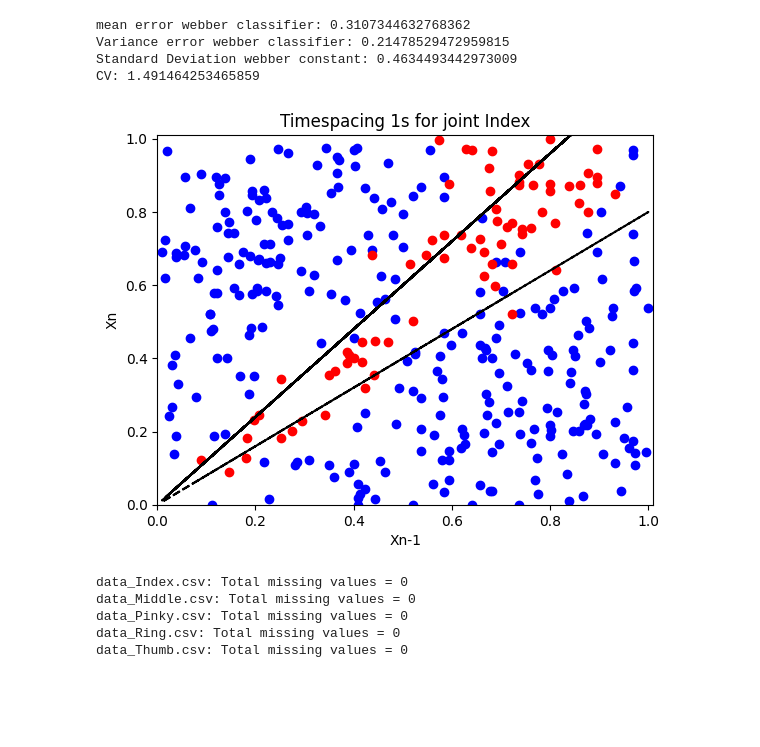
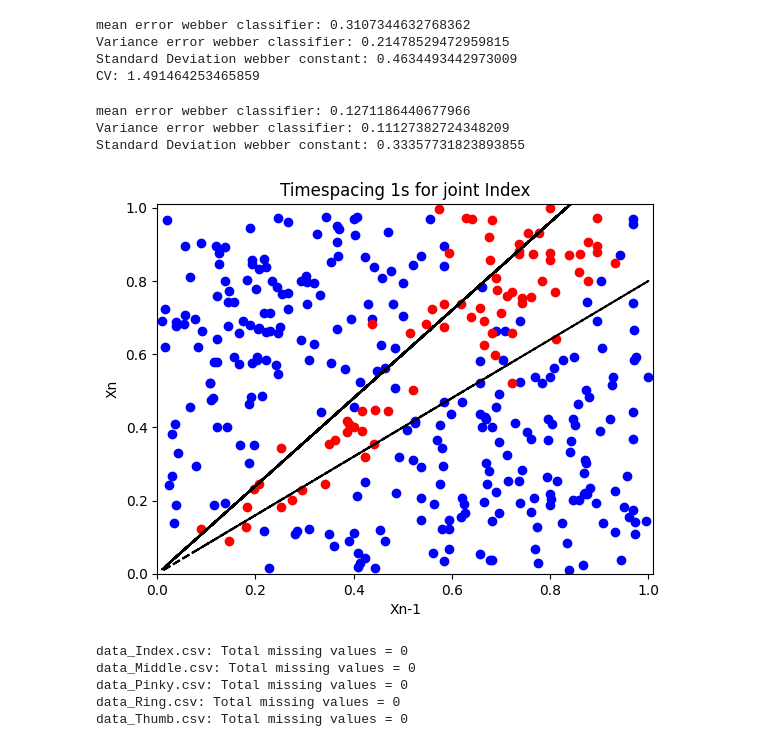
Before and after one commit to Majed-EE/KS, a Jupyter notebook: KS_model_test.ipynb, the cells around one changed output. Saved outputs shown, nothing was run; the diff lists cells and outputs as text; code cells hidden in the pictures; blank space fills up the shorter version.

Commit message:
Second commit: added constant threshold method

```diff
--- a/KS_model_test.ipynb
+++ b/KS_model_test.ipynb
@@ -15,6 +15,8 @@ data_dict={}
 for x in list_csv:
     df = pd.read_csv(os.path.join(data_path, x))
     print(f"{x[5:-4]}: {df.shape}")
+    df = df[(df != 0).all(axis=1)]
+    print(f"{x[5:-4]}: {df.shape}")
     data_dict[x[5:-4]]={"data": df,"Xn": df.iloc[:,0],"Xn-1": df.iloc[:,1],"Y": df.iloc[:,2]}
     # print(df.head())
 # %% [output]
@@ -26,20 +50,10 @@ Thumb: (299, 3)
 # %%
-# Inference on the dataset
-print(data_dict.keys())
+# Webber classifier
 
-# webber classifier
-non_fealt_xn_web=[]
-fealt_xn_web=[]
-xn_diff_web=[]
-xn=data_dict["Index"]["Xn"]
-xn_1=data_dict["Index"]["Xn-1"]
-yn=data_dict["Index"]["Y"]
-
-print(data_dict["Index"]["data"].shape)
 diff = abs((xn - xn_1) / xn_1)
 # all the difference of (X_n - X_{n-1}) / (X_{n-1})
 xn_diff_web = list(diff)
-xn_diff_web = [d_val for d_val in xn_diff_web if not math.isinf(d_val)]
+# xn_diff_web = [d_val for d_val in xn_diff_web if not math.isinf(d_val)]
 
 # getting all the non perceived dots->
 non_fealt_xn_web = [d if y == -1 else -100 for d, y in zip(xn_diff_web, yn)]
@@ -58,0 +70,4 @@ dict_keys(['Index', 'Middle', 'Pinky', 'Ring', 'Thumb'])
+# %%
+xn=list(xn)
+print(type(xn))
+print(xn[:4])
@@ -84,7 +116,8 @@ Standard Deviation webber constant: 1.373482451657991
 CV: 1.7119855091999605
 # %%
 error_delta=[]
-
+xn,xn_1,yn=list(xn),list(xn_1),list(yn)
+# redo this in np with few lines
 for x in range(len(xn_diff_web)):
     obs_current=(xn_diff_web[x])**2-(mean_delta_pessimistic*xn_1[x])**2
     if obs_current < 0:
@@ -111,6 +145,14 @@ mean error webber classifier: 0.3107344632768362
 Variance error webber classifier: 0.21478529472959815
 Standard Deviation webber constant: 0.4634493442973009
 CV: 1.491464253465859
+# %%
+# new
+print(f"mean error webber classifier: {mean_error_delta}\nVariance error webber classifier: {variance_error_delta}\nStandard Deviation webber constant: {std_dev_error_delta}")
+# print(f"CV: {std_dev_error_delta/mean_error_delta}")
+# %% [output]
+mean error webber classifier: 0.1271186440677966
+Variance error webber classifier: 0.11127382724348209
+Standard Deviation webber constant: 0.33357731823893855
 # %%
 blue_tick=[]
 red_tick=[]
@@ -129,38 +171,38 @@ for x in range (len(xn)):
 
 for x in range (len(xn)):
     if x in index_incorrect_c:
         red_tick.append(xn[x])
         blue_tick.append(-100)
     else:
         blue_tick.append(xn[x])
         red_tick.append(-100)
 
 
 slope = 0.2
 mean_delta_pessimistic = 0
 intercept = 0
-
-
-line_above = (1-slope) * xn + intercept
-line_below= (1+slope)*xn - intercept
+import numpy as np
+xn_new = np.array(xn)
+line_above = (1-slope) * xn_new + intercept
+line_below= (1+slope)*xn_new - intercept
 
 plt.plot(xn, line_above, color='black', linestyle='--', label='Straight Line')
 plt.plot(xn, line_below, color='black', linestyle='--', label='Straight Line')
 
 # print("size matric")
 # print(fealt_xn,non_fealt_xn)
 plt.scatter(blue_tick,xn_1,c="blue")
 plt.scatter(red_tick,xn_1,c="red")
 #plt.scatter(xn,xn_1,c="green")
 plt.xlim(0, 1.01)
 plt.ylim(0, 1.01)
 plt.xlabel('Xn-1')
 plt.ylabel('Xn')
 plt.title('Timespacing 1s for joint Index')
 plt.savefig("webber_eas_Index.svg")
 plt.show()
 # %% [output]
-[figure, old version]
+[figure, new version]
 # %%
 # # Check and print missing values in each CSV file
 # import pandas as pd
```
Also changed, not shown: parts of 15 cells of this notebook.
